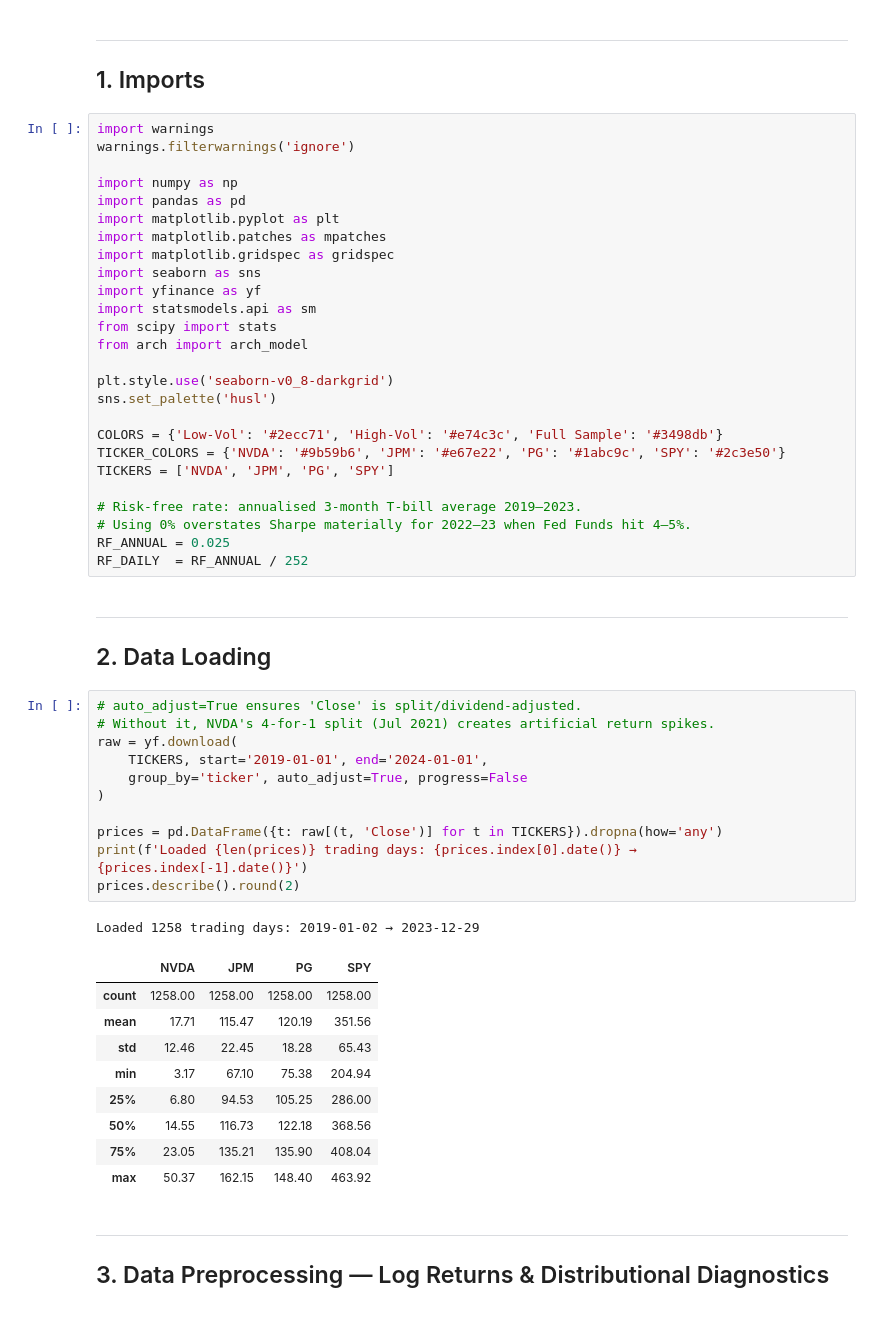
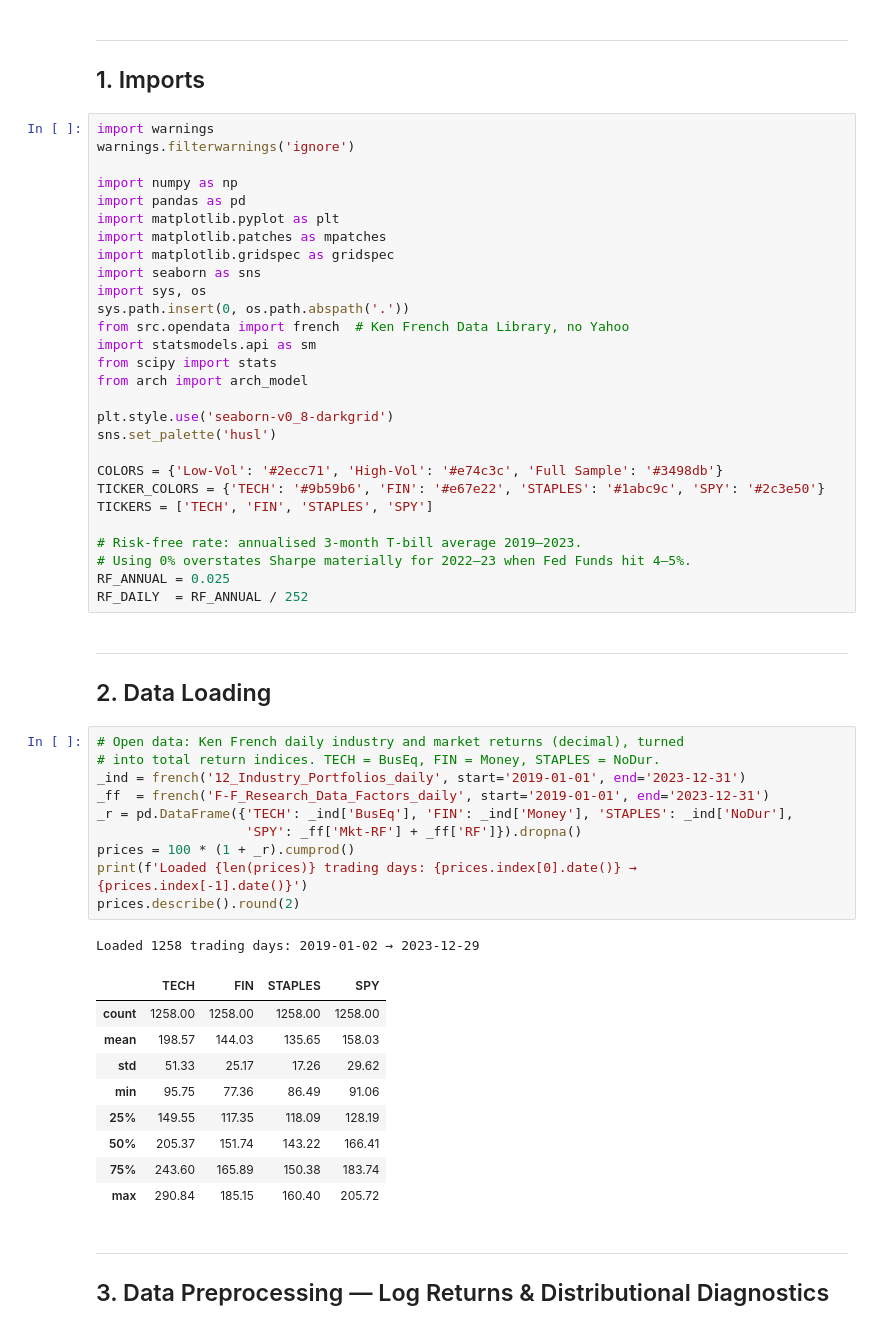
Before and after one commit to rxj0102/Regime-Analysis, a Jupyter notebook: 07_regime_analysis.ipynb, the cells around one changed output. Drawn from its saved outputs; the diff is of its cells as text.

```diff
--- a/07_regime_analysis.ipynb
+++ b/07_regime_analysis.ipynb
@@ -21,7 +22,9 @@ import matplotlib.pyplot as plt
 import matplotlib.patches as mpatches
 import matplotlib.gridspec as gridspec
 import seaborn as sns
-import yfinance as yf
+import sys, os
+sys.path.insert(0, os.path.abspath('.'))
+from src.opendata import french  # Ken French Data Library, no Yahoo
 import statsmodels.api as sm
 from scipy import stats
 from arch import arch_model
@@ -30,8 +33,8 @@ plt.style.use('seaborn-v0_8-darkgrid')
 sns.set_palette('husl')
 
 COLORS = {'Low-Vol': '#2ecc71', 'High-Vol': '#e74c3c', 'Full Sample': '#3498db'}
-TICKER_COLORS = {'NVDA': '#9b59b6', 'JPM': '#e67e22', 'PG': '#1abc9c', 'SPY': '#2c3e50'}
-TICKERS = ['NVDA', 'JPM', 'PG', 'SPY']
+TICKER_COLORS = {'TECH': '#9b59b6', 'FIN': '#e67e22', 'STAPLES': '#1abc9c', 'SPY': '#2c3e50'}
+TICKERS = ['TECH', 'FIN', 'STAPLES', 'SPY']
 
 # Risk-free rate: annualised 3-month T-bill average 2019–2023.
 # Using 0% overstates Sharpe materially for 2022–23 when Fed Funds hit 4–5%.
@@ -40,28 +43,27 @@ RF_DAILY  = RF_ANNUAL / 252
 # %% [markdown]
 ---
 ## 2. Data Loading
-# %%
-# auto_adjust=True ensures 'Close' is split/dividend-adjusted.
-# Without it, NVDA's 4-for-1 split (Jul 2021) creates artificial return spikes.
-raw = yf.download(
-    TICKERS, start='2019-01-01', end='2024-01-01',
-    group_by='ticker', auto_adjust=True, progress=False
-)
-
-prices = pd.DataFrame({t: raw[(t, 'Close')] for t in TICKERS}).dropna(how='any')
-print(f'Loaded {len(prices)} trading days: {prices.index[0].date()} → {prices.index[-1].date()}')
-prices.describe().round(2)
-# %% [output]
-Loaded 1258 trading days: 2019-01-02 → 2023-12-29
-|  | NVDA | JPM | PG | SPY |
-| count | 1258.00 | 1258.00 | 1258.00 | 1258.00 |
-| mean | 17.71 | 115.47 | 120.19 | 351.56 |
-| std | 12.46 | 22.45 | 18.28 | 65.43 |
-| min | 3.17 | 67.10 | 75.38 | 204.94 |
-| 25% | 6.80 | 94.53 | 105.25 | 286.00 |
-| 50% | 14.55 | 116.73 | 122.18 | 368.56 |
-| 75% | 23.05 | 135.21 | 135.90 | 408.04 |
-| max | 50.37 | 162.15 | 148.40 | 463.92 |
+# %%
+# Open data: Ken French daily industry and market returns (decimal), turned
+# into total return indices. TECH = BusEq, FIN = Money, STAPLES = NoDur.
+_ind = french('12_Industry_Portfolios_daily', start='2019-01-01', end='2023-12-31')
+_ff  = french('F-F_Research_Data_Factors_daily', start='2019-01-01', end='2023-12-31')
+_r = pd.DataFrame({'TECH': _ind['BusEq'], 'FIN': _ind['Money'], 'STAPLES': _ind['NoDur'],
+                   'SPY': _ff['Mkt-RF'] + _ff['RF']}).dropna()
+prices = 100 * (1 + _r).cumprod()
+print(f'Loaded {len(prices)} trading days: {prices.index[0].date()} → {prices.index[-1].date()}')
+prices.describe().round(2)
+# %% [output]
+Loaded 1258 trading days: 2019-01-02 → 2023-12-29
+|  | TECH | FIN | STAPLES | SPY |
+| count | 1258.00 | 1258.00 | 1258.00 | 1258.00 |
+| mean | 198.57 | 144.03 | 135.65 | 158.03 |
+| std | 51.33 | 25.17 | 17.26 | 29.62 |
+| min | 95.75 | 77.36 | 86.49 | 91.06 |
+| 25% | 149.55 | 117.35 | 118.09 | 128.19 |
+| 50% | 205.37 | 151.74 | 143.22 | 166.41 |
+| 75% | 243.60 | 165.89 | 150.38 | 183.74 |
+| max | 290.84 | 185.15 | 160.40 | 205.72 |
 # %% [markdown]
 ---
 ## 3. Data Preprocessing — Log Returns & Distributional Diagnostics
```
Also changed, not shown: parts of 13 cells of this notebook, 6 other files.
